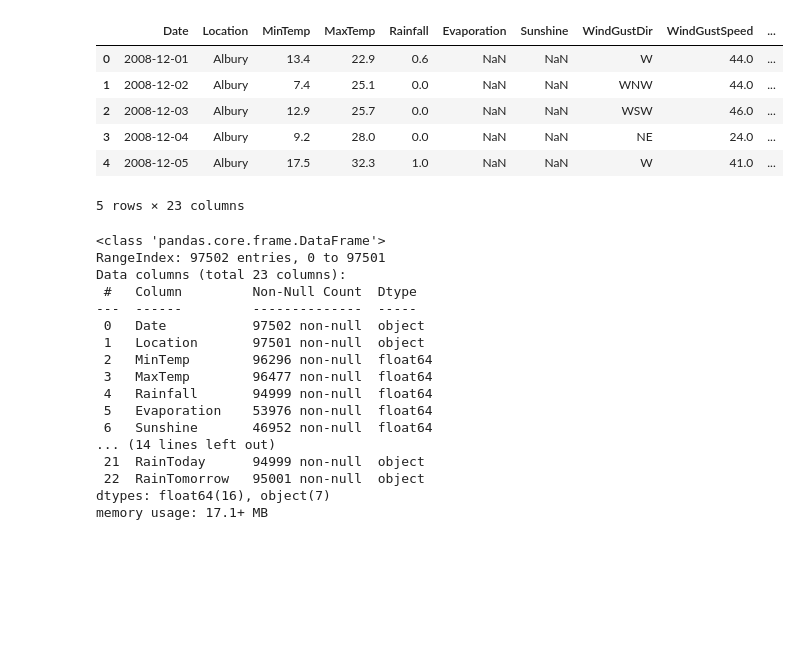
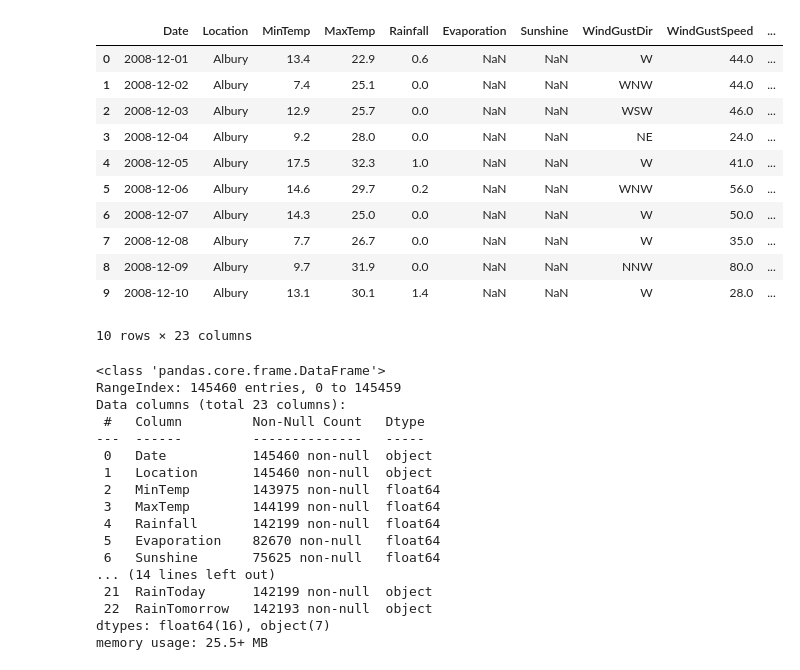
Before and after one commit to SSenitha/Data_Analytics, a Jupyter notebook: Descriptive_Analysis.ipynb, the cells around one changed output. Saved outputs shown, nothing was run; the diff lists cells and outputs as text; code cells hidden in the pictures; blank space fills up the shorter version.

```diff
--- a/Descriptive_Analysis.ipynb
+++ b/Descriptive_Analysis.ipynb
@@ -6,34 +6,39 @@ import numpy as np
 import seaborn as sns
 import matplotlib.pyplot as plt
 # %%
-df = pd.read_csv('/content/weatherAUS.csv')
+df = pd.read_csv('https://raw.githubusercontent.com/SSenitha/Data_Analytics/main/weatherAUS.csv')
 # %%
-df.head()
+df.head(10)
 # %% [output]
 |  | Date | Location | MinTemp | MaxTemp | Rainfall | Evaporation | Sunshine | WindGustDir | WindGustSpeed | ... |
 | 0 | 2008-12-01 | Albury | 13.4 | 22.9 | 0.6 | NaN | NaN | W | 44.0 | ... |
 | 1 | 2008-12-02 | Albury | 7.4 | 25.1 | 0.0 | NaN | NaN | WNW | 44.0 | ... |
 | 2 | 2008-12-03 | Albury | 12.9 | 25.7 | 0.0 | NaN | NaN | WSW | 46.0 | ... |
 | 3 | 2008-12-04 | Albury | 9.2 | 28.0 | 0.0 | NaN | NaN | NE | 24.0 | ... |
 | 4 | 2008-12-05 | Albury | 17.5 | 32.3 | 1.0 | NaN | NaN | W | 41.0 | ... |
+| 5 | 2008-12-06 | Albury | 14.6 | 29.7 | 0.2 | NaN | NaN | WNW | 56.0 | ... |
+| 6 | 2008-12-07 | Albury | 14.3 | 25.0 | 0.0 | NaN | NaN | W | 50.0 | ... |
+| 7 | 2008-12-08 | Albury | 7.7 | 26.7 | 0.0 | NaN | NaN | W | 35.0 | ... |
+| 8 | 2008-12-09 | Albury | 9.7 | 31.9 | 0.0 | NaN | NaN | NNW | 80.0 | ... |
+| 9 | 2008-12-10 | Albury | 13.1 | 30.1 | 1.4 | NaN | NaN | W | 28.0 | ... |
-5 rows × 23 columns
+10 rows × 23 columns
 # %%
 df.info()
 # %% [output]
 <class 'pandas.core.frame.DataFrame'>
-RangeIndex: 97502 entries, 0 to 97501
+RangeIndex: 145460 entries, 0 to 145459
 Data columns (total 23 columns):
- #   Column         Non-Null Count  Dtype
----  ------         --------------  -----
- 0   Date           97502 non-null  object
- 1   Location       97501 non-null  object
- 2   MinTemp        96296 non-null  float64
- 3   MaxTemp        96477 non-null  float64
- 4   Rainfall       94999 non-null  float64
- 5   Evaporation    53976 non-null  float64
- 6   Sunshine       46952 non-null  float64
+ #   Column         Non-Null Count   Dtype
+---  ------         --------------   -----
+ 0   Date           145460 non-null  object
+ 1   Location       145460 non-null  object
+ 2   MinTemp        143975 non-null  float64
+ 3   MaxTemp        144199 non-null  float64
+ 4   Rainfall       142199 non-null  float64
+ 5   Evaporation    82670 non-null   float64
+ 6   Sunshine       75625 non-null   float64
 ... (14 lines left out)
- 21  RainToday      94999 non-null  object
- 22  RainTomorrow   95001 non-null  object
+ 21  RainToday      142199 non-null  object
+ 22  RainTomorrow   142193 non-null  object
 dtypes: float64(16), object(7)
-memory usage: 17.1+ MB
+memory usage: 25.5+ MB
```
Also changed, not shown: parts of 56 cells of this notebook.
